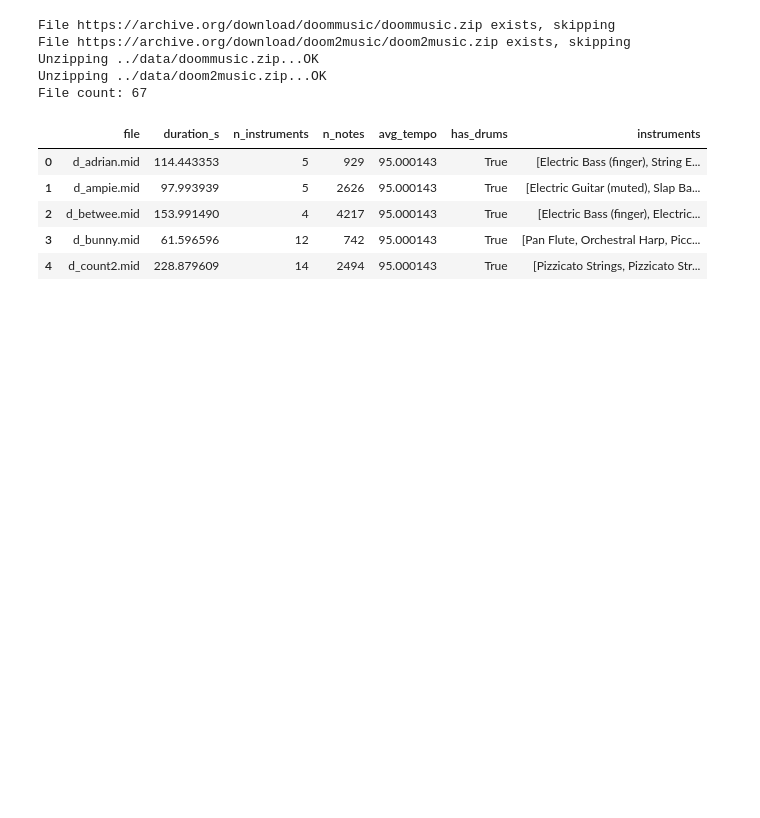
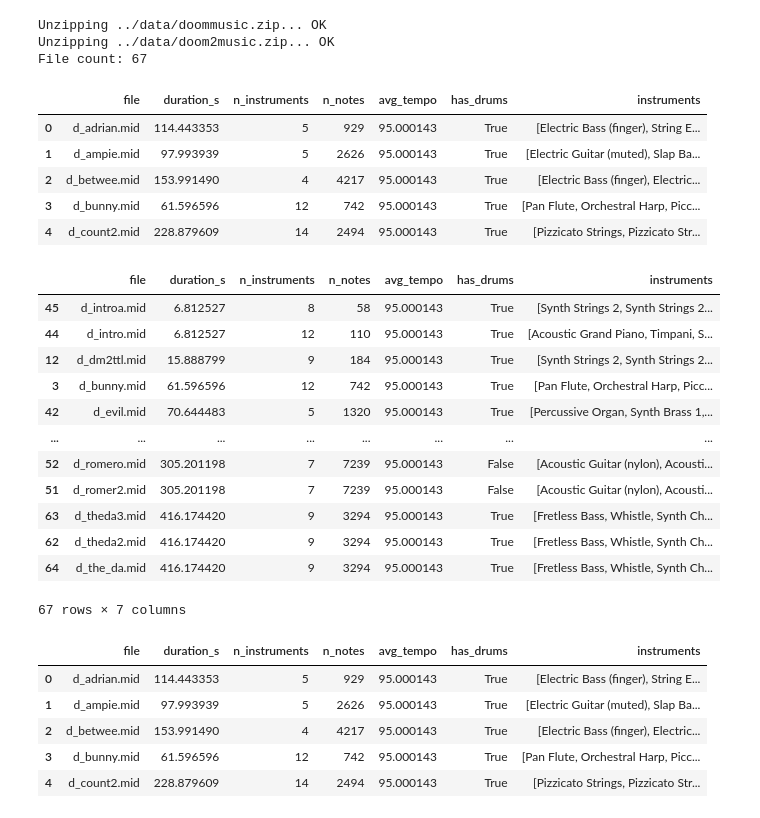
Before and after one commit to PogchampMuffin3/neural-doom-composer, a Jupyter notebook: notebooks/01_preprocessing.ipynb, the cells around one changed output. Saved outputs shown, nothing was run; the diff lists cells and outputs as text; code cells hidden in the pictures; blank space fills up the shorter version.

```diff
--- a/notebooks/01_preprocessing.ipynb
+++ b/notebooks/01_preprocessing.ipynb
@@ -11,36 +59,65 @@ from collections import Counter
 # %%
-urls = ['https://archive.org/download/doommusic/doommusic.zip', 'https://archive.org/download/doom2music/doom2music.zip']
-ZIP_DIR = '../data/'
-RAW_DIR = '../data/raw/'
-zip_paths = []
-
-os.makedirs(RAW_DIR, exist_ok=True)
-
-for url in urls:
-    zip_path = ZIP_DIR + url.split('/')[-1]
-    zip_paths.append(zip_path)
-    if not os.path.exists(zip_path):
-        print(f'Downloading: {url}...', end='')
-        urllib.request.urlretrieve(url, zip_path)
-        print(' OK')
-    else:
-        print(f'File {url} exists, skipping')
-
 for zip_path in zip_paths:
-    print(f'Unzipping {zip_path}...', end='')
+    print(f'Unzipping {zip_path}...', end='', flush=True)
     with zipfile.ZipFile(zip_path, 'r') as zip_ref:
         zip_ref.extractall(RAW_DIR)
-    print('OK')
+    print(' OK')
 
 midi_files = [f for f in os.listdir(RAW_DIR) if f.endswith('.mid')]
 
 print(f"File count: {len(midi_files)}")
+
+midi_files = [f for f in os.listdir(RAW_DIR) if f.endswith('.mid')]
+
+
+records = []
+for file in midi_files:
+    path = os.path.join(RAW_DIR, file)
+    midi = pretty_midi.PrettyMIDI(path)
+
+    n_instruments = len(midi.instruments)
+    n_notes = sum(len(inst.notes) for inst in midi.instruments)
+    duration = midi.get_end_time()
+    tempos = midi.get_tempo_changes()[1]
+    avg_tempo = np.mean(tempos)
+    inst_names = [pretty_midi.program_to_instrument_name(inst.program) for inst in midi.instruments if not inst.is_drum]
+    drum_track = any(inst.is_drum for inst in midi.instruments)
+
+    records.append({
+        'file': file,
+        'duration_s': duration,
+        'n_instruments': n_instruments,
+        'n_notes': n_notes,
+        'avg_tempo': avg_tempo,
+        'has_drums': drum_track,
+        'instruments': inst_names,
+    })
+records = pd.DataFrame(records)
+display(records.head())
+display(records.sort_values(by='duration_s'))
 # %% [output]
-File https://archive.org/download/doommusic/doommusic.zip exists, skipping
-File https://archive.org/download/doom2music/doom2music.zip exists, skipping
-Unzipping ../data/doommusic.zip...OK
-Unzipping ../data/doom2music.zip...OK
+Unzipping ../data/doommusic.zip... OK
+Unzipping ../data/doom2music.zip... OK
 File count: 67
+|  | file | duration_s | n_instruments | n_notes | avg_tempo | has_drums | instruments |
+| 0 | d_adrian.mid | 114.443353 | 5 | 929 | 95.000143 | True | [Electric Bass (finger), String E... |
+| 1 | d_ampie.mid | 97.993939 | 5 | 2626 | 95.000143 | True | [Electric Guitar (muted), Slap Ba... |
+| 2 | d_betwee.mid | 153.991490 | 4 | 4217 | 95.000143 | True | [Electric Bass (finger), Electric... |
+| 3 | d_bunny.mid | 61.596596 | 12 | 742 | 95.000143 | True | [Pan Flute, Orchestral Harp, Picc... |
+| 4 | d_count2.mid | 228.879609 | 14 | 2494 | 95.000143 | True | [Pizzicato Strings, Pizzicato Str... |
+|  | file | duration_s | n_instruments | n_notes | avg_tempo | has_drums | instruments |
+| 45 | d_introa.mid | 6.812527 | 8 | 58 | 95.000143 | True | [Synth Strings 2, Synth Strings 2... |
+| 44 | d_intro.mid | 6.812527 | 12 | 110 | 95.000143 | True | [Acoustic Grand Piano, Timpani, S... |
+| 12 | d_dm2ttl.mid | 15.888799 | 9 | 184 | 95.000143 | True | [Synth Strings 2, Synth Strings 2... |
+| 3 | d_bunny.mid | 61.596596 | 12 | 742 | 95.000143 | True | [Pan Flute, Orchestral Harp, Picc... |
+| 42 | d_evil.mid | 70.644483 | 5 | 1320 | 95.000143 | True | [Percussive Organ, Synth Brass 1,... |
+| ... | ... | ... | ... | ... | ... | ... | ... |
+| 52 | d_romero.mid | 305.201198 | 7 | 7239 | 95.000143 | False | [Acoustic Guitar (nylon), Acousti... |
+| 51 | d_romer2.mid | 305.201198 | 7 | 7239 | 95.000143 | False | [Acoustic Guitar (nylon), Acousti... |
+| 63 | d_theda3.mid | 416.174420 | 9 | 3294 | 95.000143 | True | [Fretless Bass, Whistle, Synth Ch... |
+| 62 | d_theda2.mid | 416.174420 | 9 | 3294 | 95.000143 | True | [Fretless Bass, Whistle, Synth Ch... |
+| 64 | d_the_da.mid | 416.174420 | 9 | 3294 | 95.000143 | True | [Fretless Bass, Whistle, Synth Ch... |
+67 rows × 7 columns
 # %%
 records = []
 for file in midi_files:
```
Also changed, not shown: parts of 4 cells of this notebook, 1 other file.
